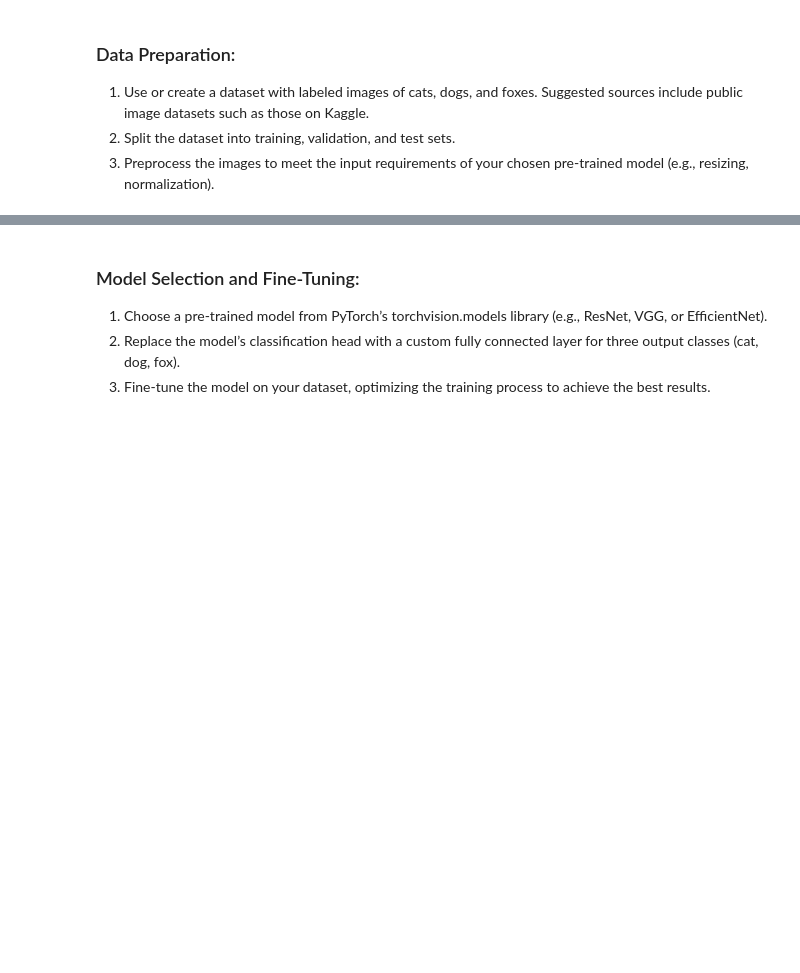
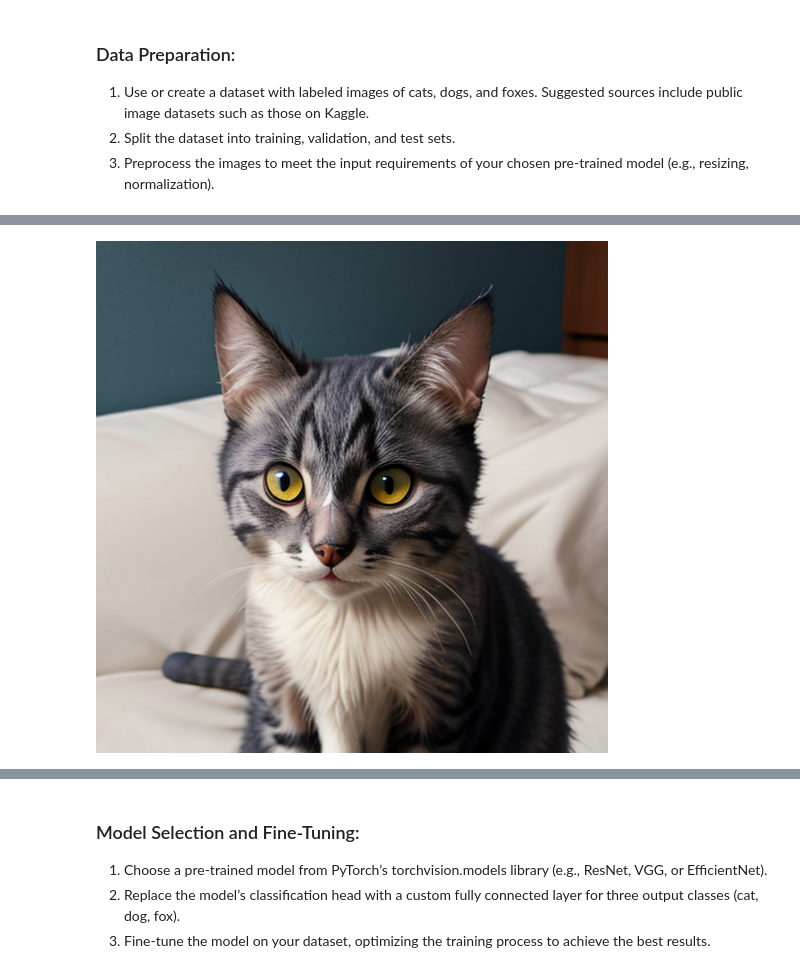
Before and after one commit to michaelmurrayiv/Transfer-Learning, a Jupyter notebook: Transfer Learning.ipynb, the cells around one changed output, grey strips where cells are left out. Drawn from its saved outputs; the diff is of its cells as text; code cells hidden in the pictures; blank space fills up the shorter version.

Commit message:
found dataset and processed into training/testing sets

```diff
--- a/Transfer Learning.ipynb
+++ b/Transfer Learning.ipynb
@@ -20,0 +23,8 @@ Using transfer learning, this project leverages the pre-trained ResNet model fro
+# %%
+# %pip install kagglehub
+import kagglehub
+
+# Download latest version
+path = kagglehub.dataset_download("anthonytherrien/image-classification-64-classes-animal")
+
+print("Path to dataset files:", path)
@@ -20,0 +48,18 @@ Using transfer learning, this project leverages the pre-trained ResNet model fro
+# %%
+import os
+from IPython.display import Image
+Image('path/to/your/image.png')
+# Assuming image files are in a subdirectory named 'images'
+cat_dir = path + "/image/cat"
+dog_dir = path + "/image/dog"
+fox_dir = path + "/image/fox"
+
+cats = os.listdir(cat_dir)
+dogs = os.listdir(dog_dir)
+foxes = os.listdir(fox_dir)
+
+# print sample image
+cat = cat_dir + "/" + cats[0]
+Image(cat)
+# %% [output]
+[figure, added]
```
Also changed, not shown: parts of 5 cells of this notebook.
